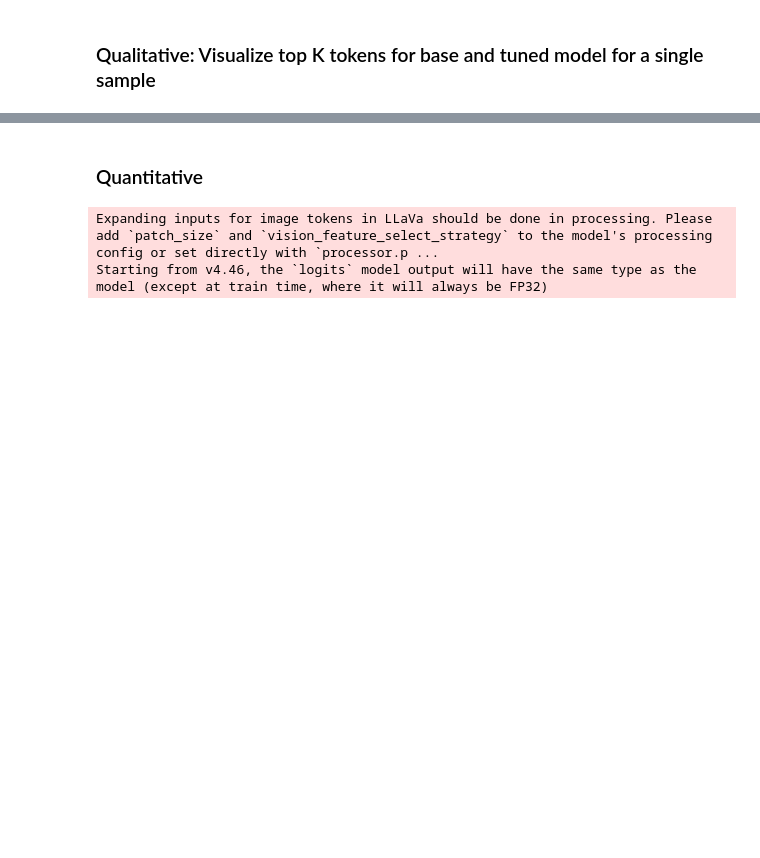
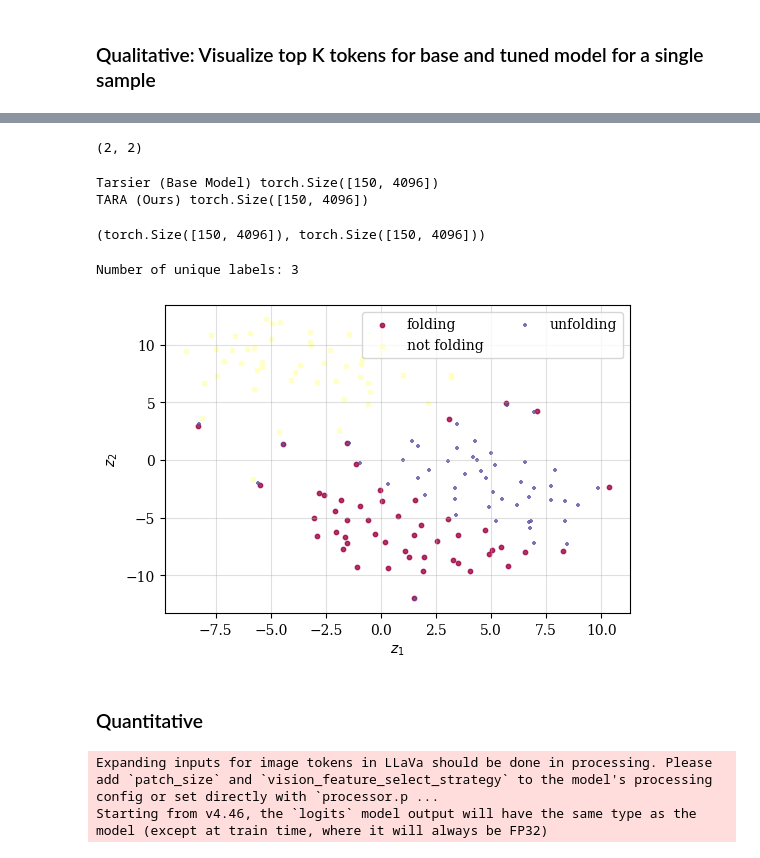
Before and after one commit to bpiyush/CaReBench, a Jupyter notebook: notebooks/visualize_logits.ipynb, the cells around one changed output, grey strips where cells are left out. Saved outputs shown, nothing was run; the diff lists cells and outputs as text; code cells hidden in the pictures; blank space fills up the shorter version.

```diff
--- a/notebooks/visualize_logits.ipynb
+++ b/notebooks/visualize_logits.ipynb
@@ -339,0 +416,48 @@ plt.show()
+# %%
+df = pd.read_csv("./fold-unfold.csv")
+del df['id']
+
+embeds = {k: defaultdict(list) for k in models}
+logits = {k: defaultdict(list) for k in models}
+
+for col in df.columns:
+    sentences = df[col].tolist()
+
+    for key in models:
+        model = models[key]
+        for s in sentences:
+            with torch.no_grad():
+                # Text logits
+                zt = model.encode_text(s)
+                lt = model.model.language_model.lm_head(zt).cpu().float().squeeze(0)
+            embeds[key][col].append(zt.cpu().float())
+            logits[key][col].append(lt.cpu().float())
+len(embeds), len(logits)
+# %% [output]
+(2, 2)
+# %%
+for k in embeds:
+    v = embeds[k]
+    z = torch.cat([torch.cat(embeds[k][x]) for x in embeds[k]])
+    print(k, z.shape)
+# %% [output]
+Tarsier (Base Model) torch.Size([150, 4096])
+TARA (Ours) torch.Size([150, 4096])
+# %%
+z_base = torch.cat([torch.cat(embeds['Tarsier (Base Model)'][x]) for x in embeds['Tarsier (Base Model)']])
+z_fine = torch.cat([torch.cat(embeds['TARA (Ours)'][x]) for x in embeds['TARA (Ours)']])
+
+p_base = su.visualize.reduce_dim(z_base)
+p_fine = su.visualize.reduce_dim(z_fine)
+
+z_base.shape, z_fine.shape
+# %% [output]
+(torch.Size([150, 4096]), torch.Size([150, 4096]))
+# %%
+labels = ['folding'] * 50 + ['unfolding'] * 50 + ['not folding'] * 50
+label2color = {
+    'folding': 'blue',
+    'unfolding': 'green',
+    'not folding': 'red',
+}
+colors = [label2color[l] for l in labels]
@@ -340,3 +492,10 @@ plt.show()
+# %%
+
+
+su.visualize.show_projections_with_labels(z, labels=labels, cmap='Spectral')
+# %% [output]
+Number of unique labels: 3
+[figure, added]
 # %% [markdown]
 ### Quantitative
 # %%
```
Also changed, not shown: parts of 12 cells of this notebook, 9 other files.
